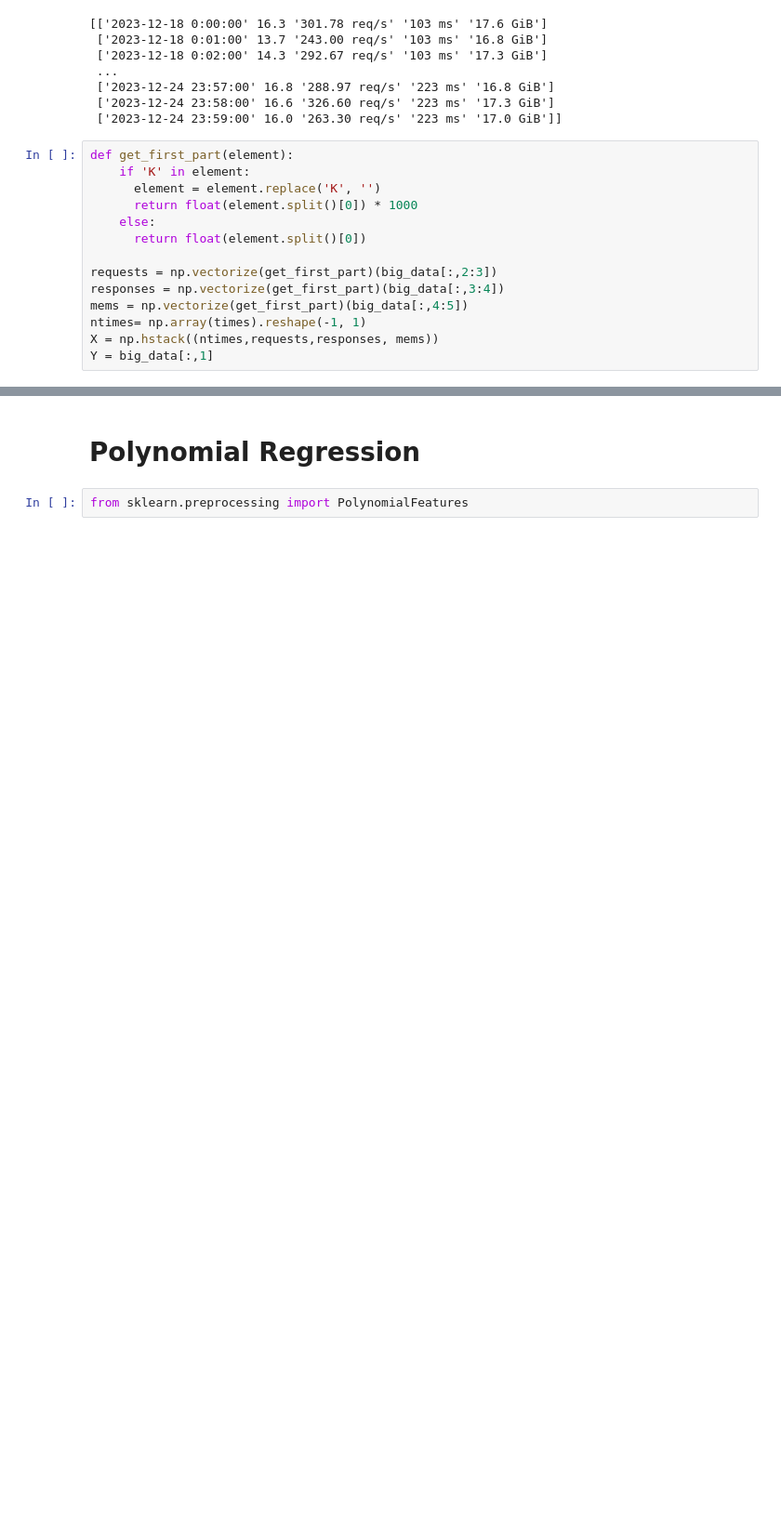
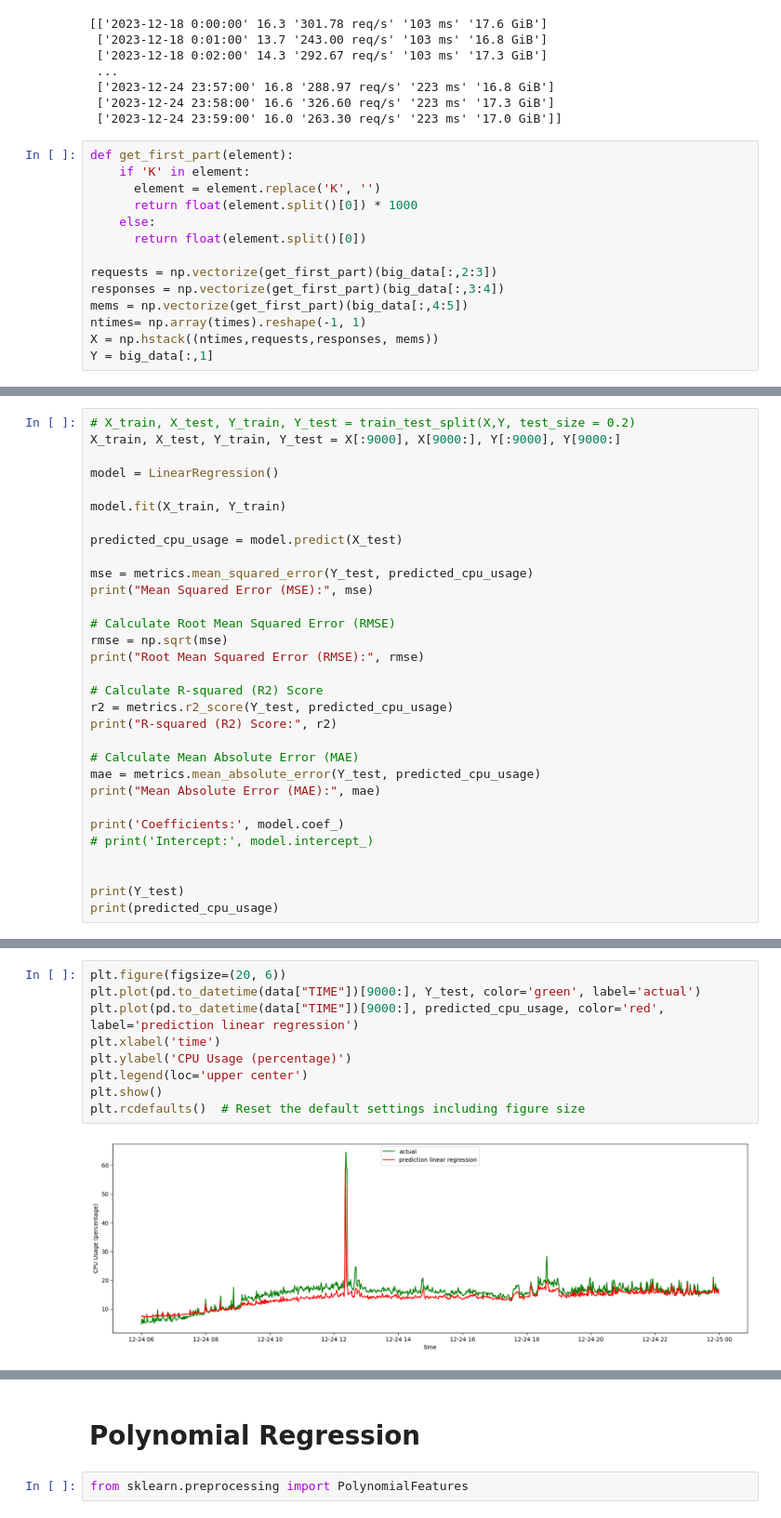
Before and after one commit to nikimajidifard/Resource-Management-in-Cloud-Computing-based-on-Predictive-Resource-Scaling, a Jupyter notebook: resource_prediction.ipynb, the cells around one changed output, grey strips where cells are left out. Shown at 93% size. Drawn from its saved outputs; the diff is of its cells as text; blank space fills up the shorter version.

```diff
--- a/resource_prediction.ipynb
+++ b/resource_prediction.ipynb
@@ -331,0 +329,31 @@ print(X)
+# %%
+# X_train, X_test, Y_train, Y_test = train_test_split(X,Y, test_size = 0.2)
+X_train, X_test, Y_train, Y_test = X[:9000], X[9000:], Y[:9000], Y[9000:]
+
+model = LinearRegression()
+
+model.fit(X_train, Y_train)
+
+predicted_cpu_usage = model.predict(X_test)
+
+mse = metrics.mean_squared_error(Y_test, predicted_cpu_usage)
+print("Mean Squared Error (MSE):", mse)
+
+# Calculate Root Mean Squared Error (RMSE)
+rmse = np.sqrt(mse)
+print("Root Mean Squared Error (RMSE):", rmse)
+
+# Calculate R-squared (R2) Score
+r2 = metrics.r2_score(Y_test, predicted_cpu_usage)
+print("R-squared (R2) Score:", r2)
+
+# Calculate Mean Absolute Error (MAE)
+mae = metrics.mean_absolute_error(Y_test, predicted_cpu_usage)
+print("Mean Absolute Error (MAE):", mae)
+
+print('Coefficients:', model.coef_)
+# print('Intercept:', model.intercept_)
+
+
+print(Y_test)
+print(predicted_cpu_usage)
@@ -331,0 +369,11 @@ print(X)
+# %%
+plt.figure(figsize=(20, 6))
+plt.plot(pd.to_datetime(data["TIME"])[9000:], Y_test, color='green', label='actual')
+plt.plot(pd.to_datetime(data["TIME"])[9000:], predicted_cpu_usage, color='red', label='prediction linear regression')
+plt.xlabel('time')
+plt.ylabel('CPU Usage (percentage)')
+plt.legend(loc='upper center')
+plt.show()
+plt.rcdefaults()  # Reset the default settings including figure size
+# %% [output]
+[figure, added]
```
Also changed, not shown: parts of 53 cells of this notebook.
